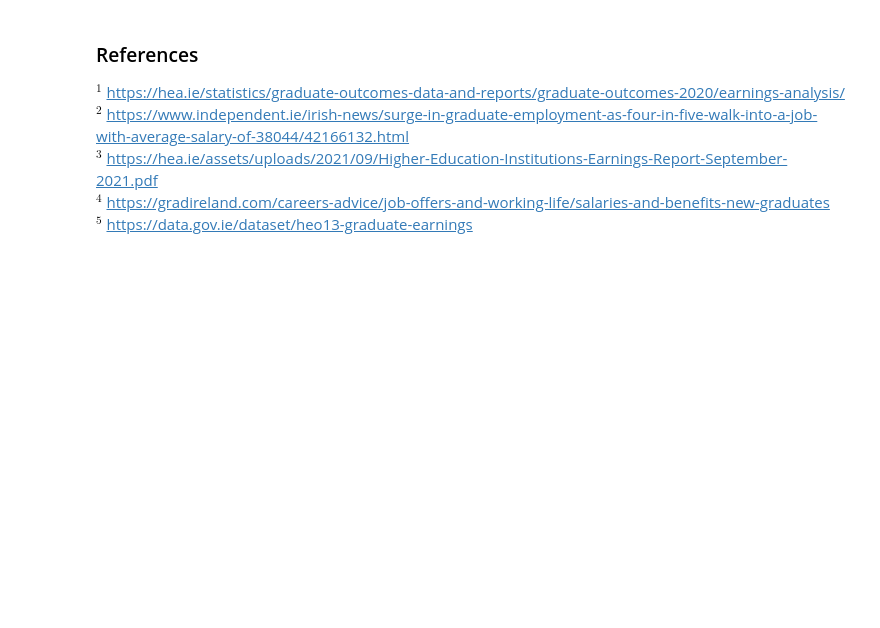
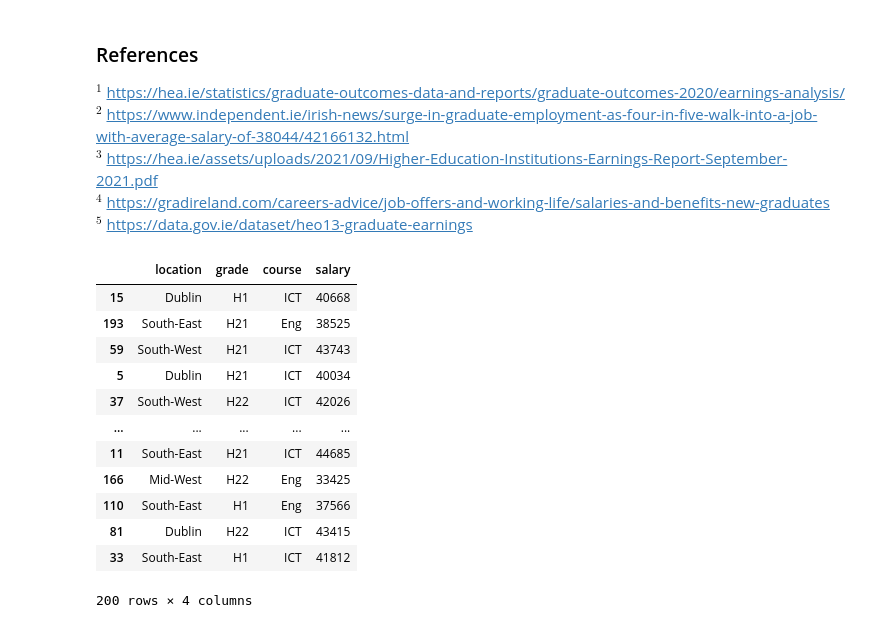
Before and after one commit to PeeBs68/mywork, a Jupyter notebook: project1.ipynb, the cells around one changed output. Cells and saved outputs as stored; diff of their text form; code cells hidden in the pictures; blank space fills up the shorter version.

```diff
--- a/project1.ipynb
+++ b/project1.ipynb
@@ -379,3 +434,50 @@ $^2$ https://www.independent.ie/irish-news/surge-in-graduate-employment-as-four-
 $^3$ https://hea.ie/assets/uploads/2021/09/Higher-Education-Institutions-Earnings-Report-September-2021.pdf
 $^4$ https://gradireland.com/careers-advice/job-offers-and-working-life/salaries-and-benefits-new-graduates
 $^5$ https://data.gov.ie/dataset/heo13-graduate-earnings
+# %%
+import numpy as np
+import pandas as pd
+
+# Create ict dataframe
+df_ict = pd.DataFrame()
+location_list = np.random.choice(['Dublin', 'South-West', 'Mid-West','Mid-East', 'Midlands', 'South-East', 'West', 'Border'], 100, p=[0.40, 0.16, 0.10, 0.08, 0.04, 0.07, 0.10, 0.05])
+df_ict['location'] = location_list
+grade_list = np.random.choice(['H1', 'H21', 'H22','H3'], 100, p=[0.17, 0.50, 0.27, 0.06])
+df_ict['grade'] = grade_list
+course_list = 'ICT'
+df_ict['course'] = course_list
+rand_sal_ict = [random.randint(40000, 45000) for i in range(100)]
+df_ict['salary'] = rand_sal_ict
+
+# Create eng dataframe
+df_eng = pd.DataFrame()
+location_list = np.random.choice(['Dublin', 'South-West', 'Mid-West','Mid-East', 'Midlands', 'South-East', 'West', 'Border'], 100, p=[0.40, 0.16, 0.10, 0.08, 0.04, 0.07, 0.10, 0.05])
+df_eng['location'] = location_list
+grade_list = np.random.choice(['H1', 'H21', 'H22','H3'], 100, p=[0.17, 0.50, 0.27, 0.06])
+df_eng['grade'] = grade_list
+course_list = 'Eng'
+df_eng['course'] = course_list
+rand_sal_eng = [random.randint(30000, 40000) for i in range(100)]
+df_eng['salary'] = rand_sal_eng
+
+final_df = pd.concat([df_ict, df_eng], ignore_index=True)
+
+final_df = final_df.sample(frac = 1)
+
+final_df
+
+# Maybe use a for x in course list then if x = ict do the calcs etc then if x = Bus etc
+# %% [output]
+|  | location | grade | course | salary |
+| 15 | Dublin | H1 | ICT | 40668 |
+| 193 | South-East | H21 | Eng | 38525 |
+| 59 | South-West | H21 | ICT | 43743 |
+| 5 | Dublin | H21 | ICT | 40034 |
+| 37 | South-West | H22 | ICT | 42026 |
+| ... | ... | ... | ... | ... |
+| 11 | South-East | H21 | ICT | 44685 |
+| 166 | Mid-West | H22 | Eng | 33425 |
+| 110 | South-East | H1 | Eng | 37566 |
+| 81 | Dublin | H22 | ICT | 43415 |
+| 33 | South-East | H1 | ICT | 41812 |
+200 rows × 4 columns
```
Also changed, not shown: parts of 7 cells of this notebook.
